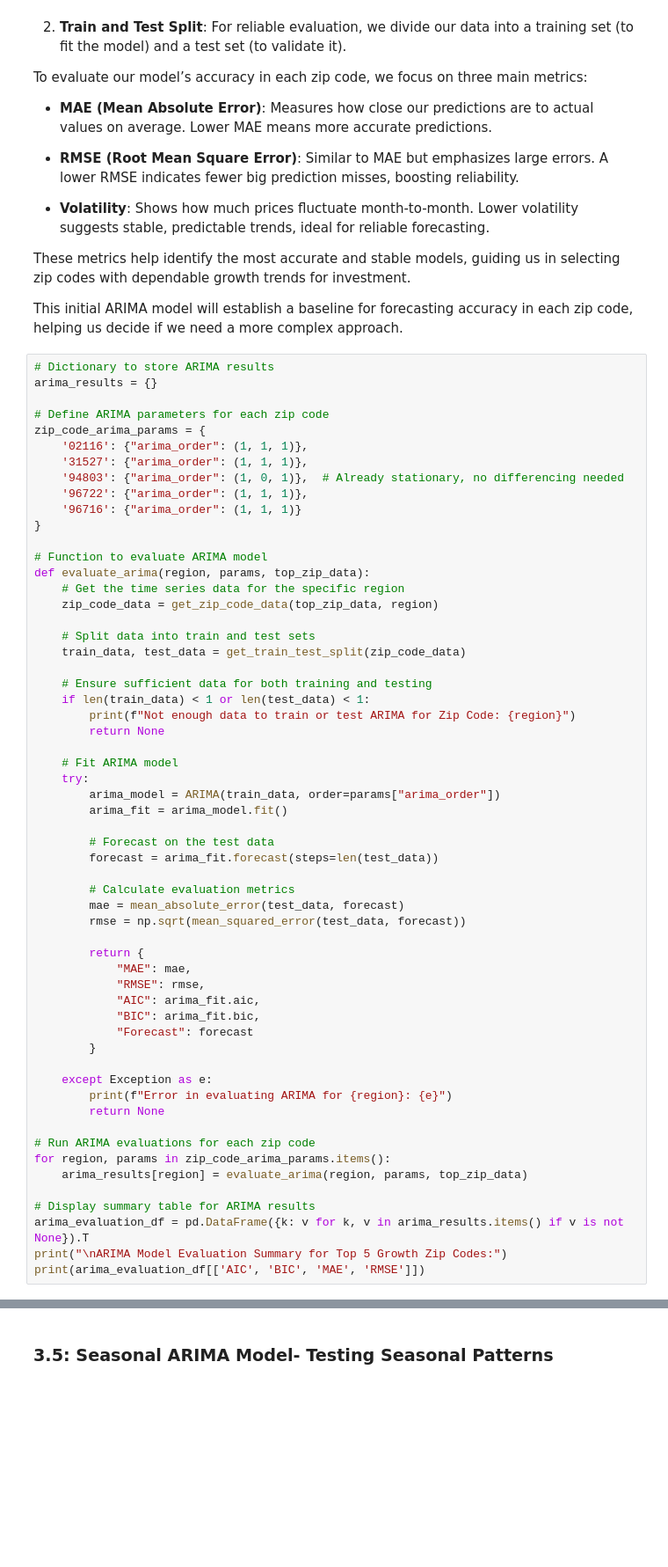
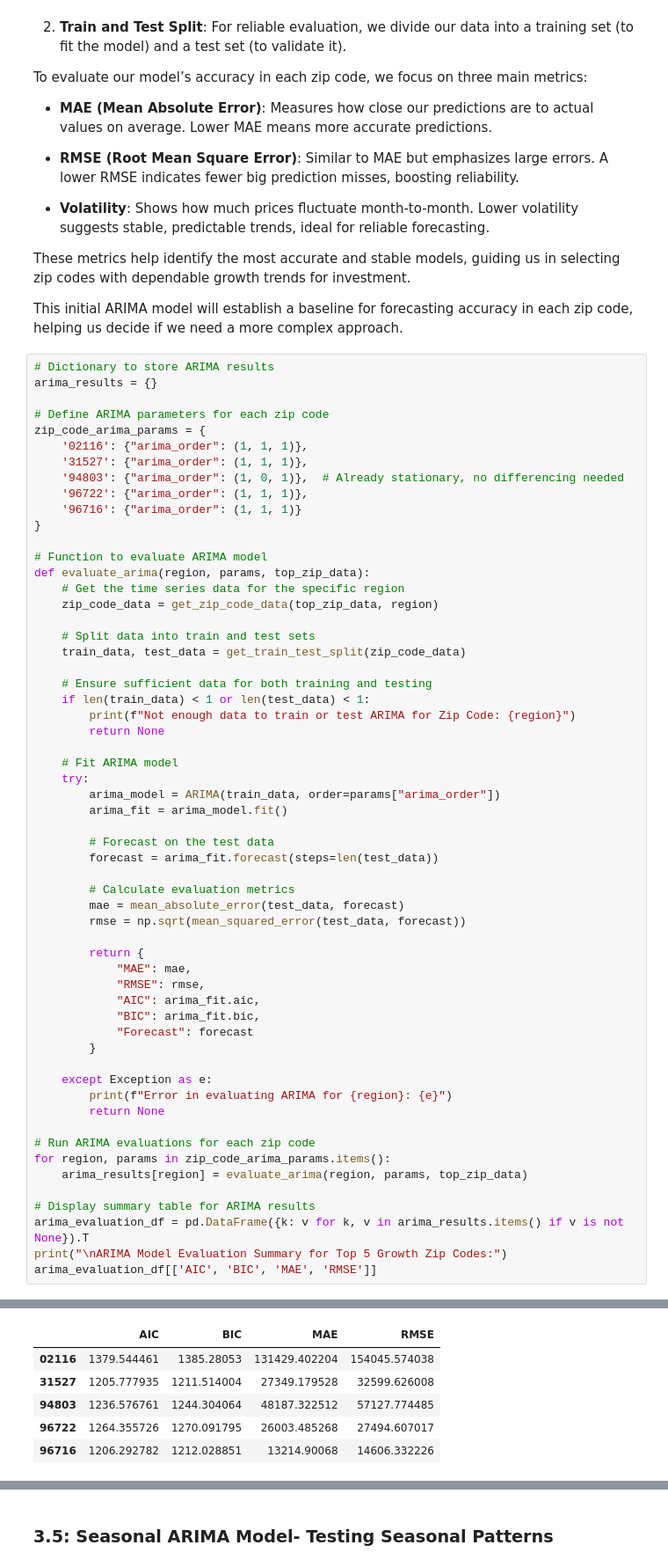
Before and after one commit to nealiyer88/Zillow, a Jupyter notebook: Zillow.ipynb, the cells around one changed output, grey strips where cells are left out. Shown: that part at 88% size. Saved outputs shown, nothing was run; the diff lists cells and outputs as text; blank space fills up the shorter version.

```diff
--- a/Zillow.ipynb
+++ b/Zillow.ipynb
@@ -661,6 +661,6 @@ for region, params in zip_code_arima_params.items():
 # Display summary table for ARIMA results
 arima_evaluation_df = pd.DataFrame({k: v for k, v in arima_results.items() if v is not None}).T
 print("\nARIMA Model Evaluation Summary for Top 5 Growth Zip Codes:")
-print(arima_evaluation_df[['AIC', 'BIC', 'MAE', 'RMSE']])
+arima_evaluation_df[['AIC', 'BIC', 'MAE', 'RMSE']]
 # %% [output]
 ARIMA Model Evaluation Summary for Top 5 Growth Zip Codes:
@@ -673,3 +667,9 @@ ARIMA Model Evaluation Summary for Top 5 Growth Zip Codes:
+|  | AIC | BIC | MAE | RMSE |
+| 02116 | 1379.544461 | 1385.28053 | 131429.402204 | 154045.574038 |
+| 31527 | 1205.777935 | 1211.514004 | 27349.179528 | 32599.626008 |
+| 94803 | 1236.576761 | 1244.304064 | 48187.322512 | 57127.774485 |
+| 96722 | 1264.355726 | 1270.091795 | 26003.485268 | 27494.607017 |
+| 96716 | 1206.292782 | 1212.028851 | 13214.90068 | 14606.332226 |
 # %% [markdown]
 #### ARIMA Model Summary for Top 5 Investment Zip Codes
 
```
Also changed, not shown: parts of 2 cells of this notebook, 6 other files.
